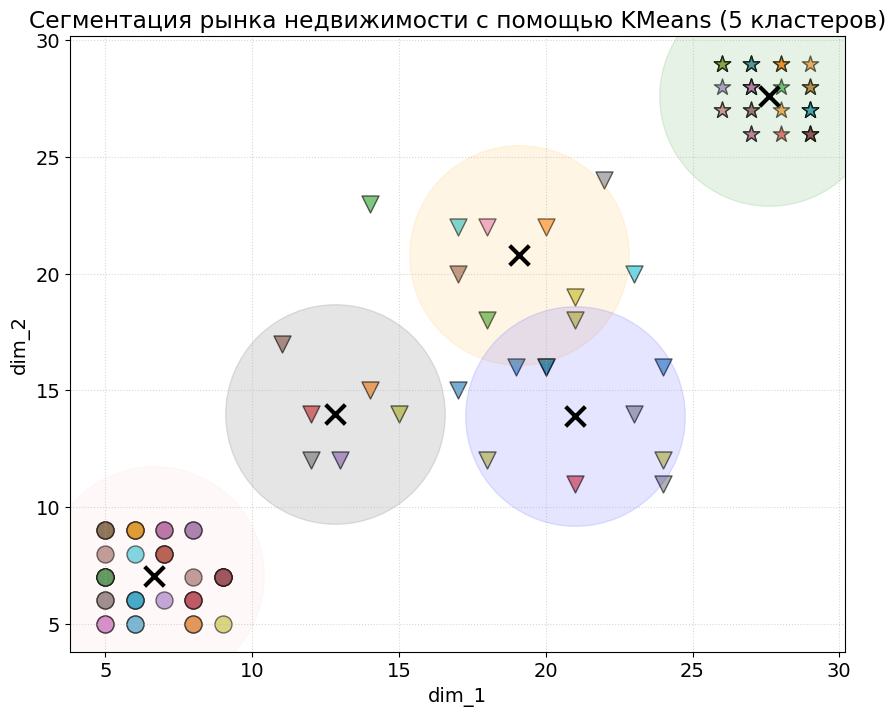
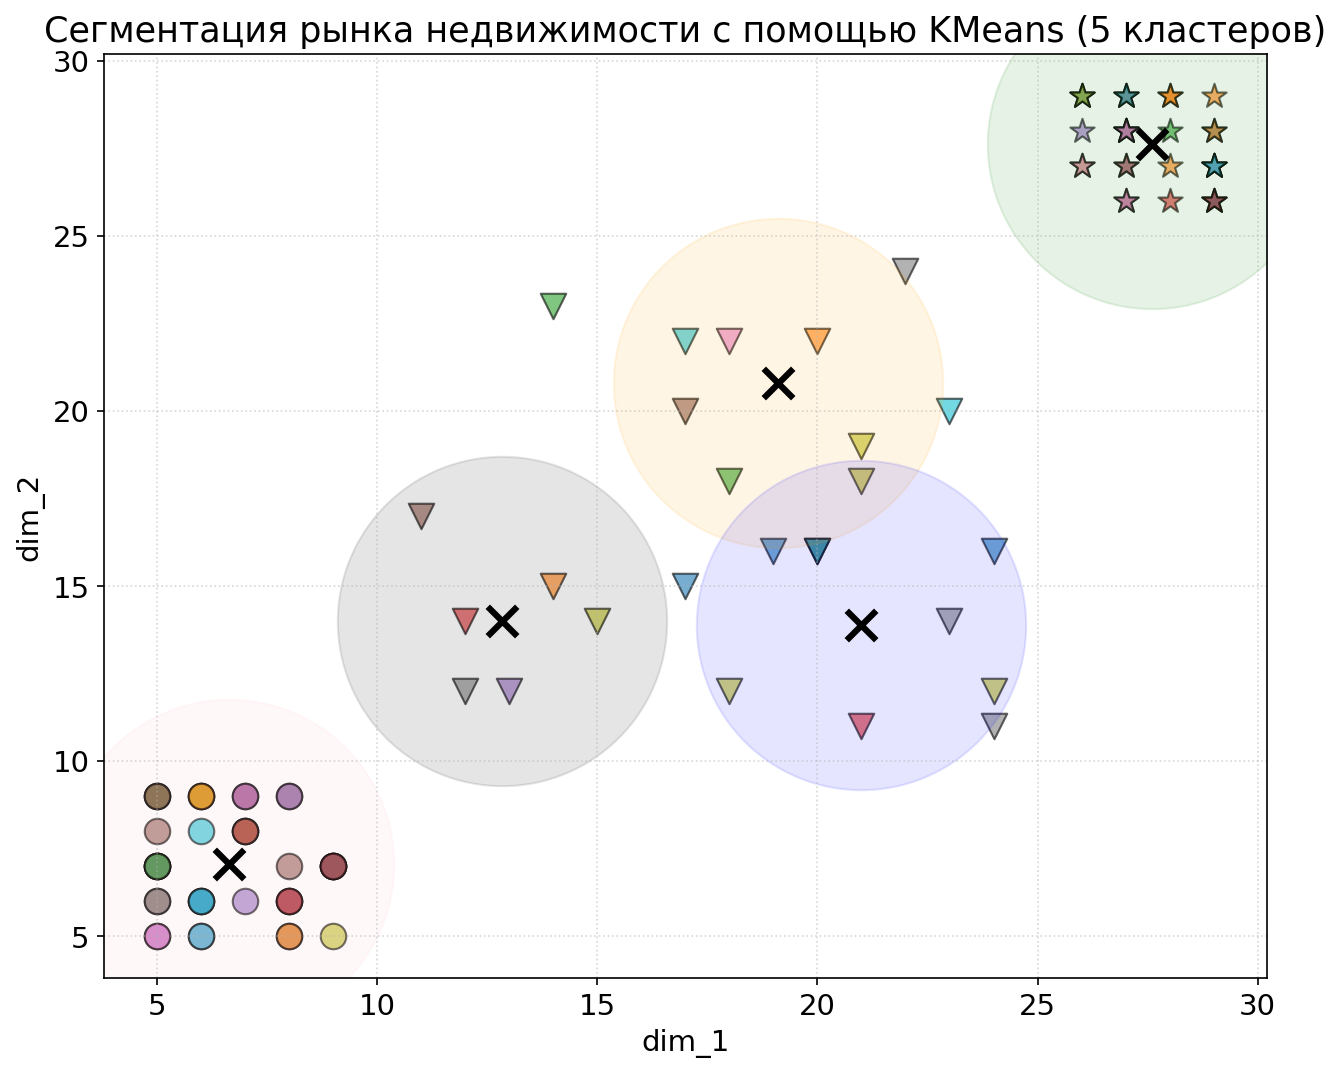
The notebook cell's code change between the first figure and the second:
--- before
+++ after
@@ -9,5 +9,5 @@
 
 # 4. Строим двумерный график распределения объектов
-plt.figure(figsize=(10, 8))
+plt.figure(figsize=(10, 8), dpi=150)
 
 # Словарь маркеров для отображения реальных типов комфорта из исходных данных
@@ -24,8 +24,10 @@
     plt.scatter(center[0], center[1], s=25000, c=colors[i], alpha=0.1, zorder=1)
 
-
 plt.xlabel("dim_1")
 plt.ylabel("dim_2")
 plt.title("Сегментация рынка недвижимости с помощью KMeans (5 кластеров)")
 plt.grid(True, linestyle=":", alpha=0.5)
+
+plt.savefig("../output/clusters_visual.png", bbox_inches="tight", dpi=300)
+# 5. Отображаем график в самом ноутбуке
 plt.show()

Commit: Update real_estate_analysis.ipynb